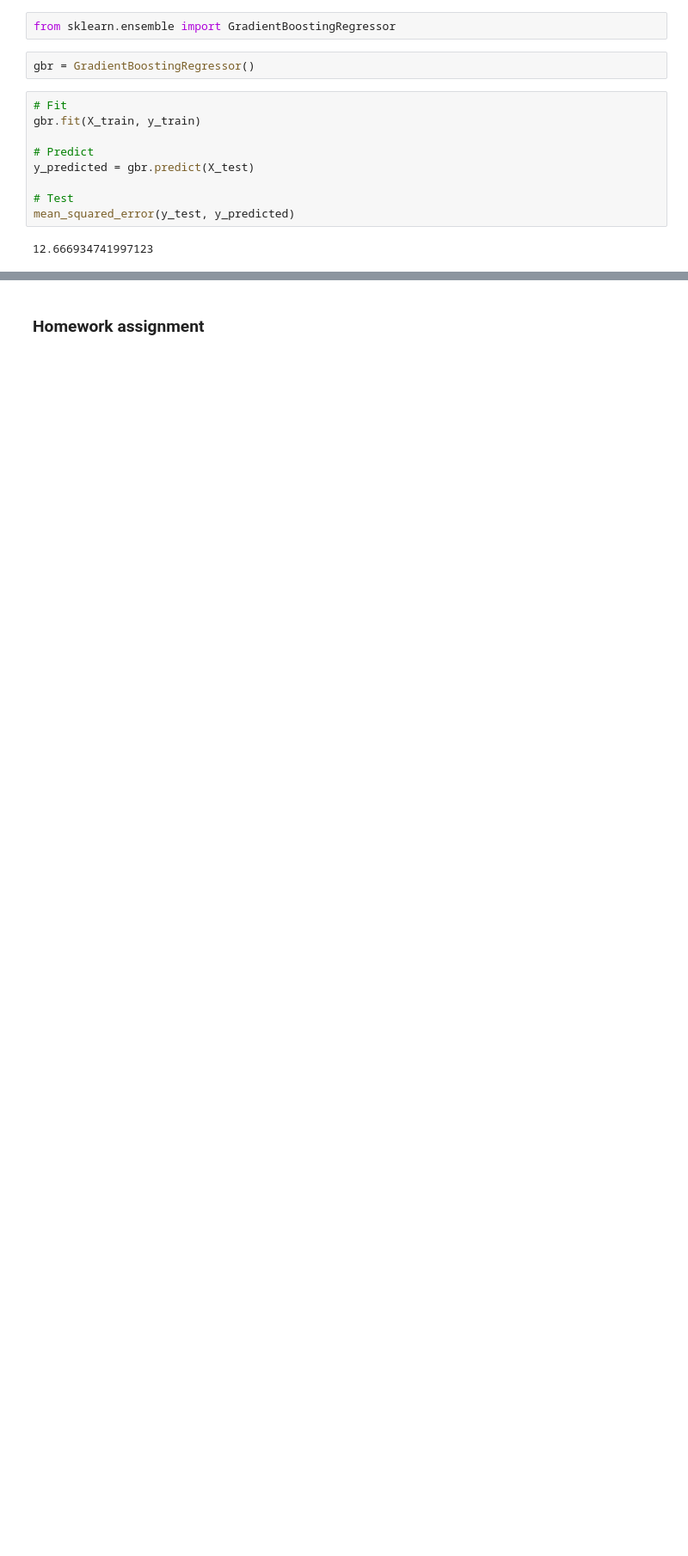
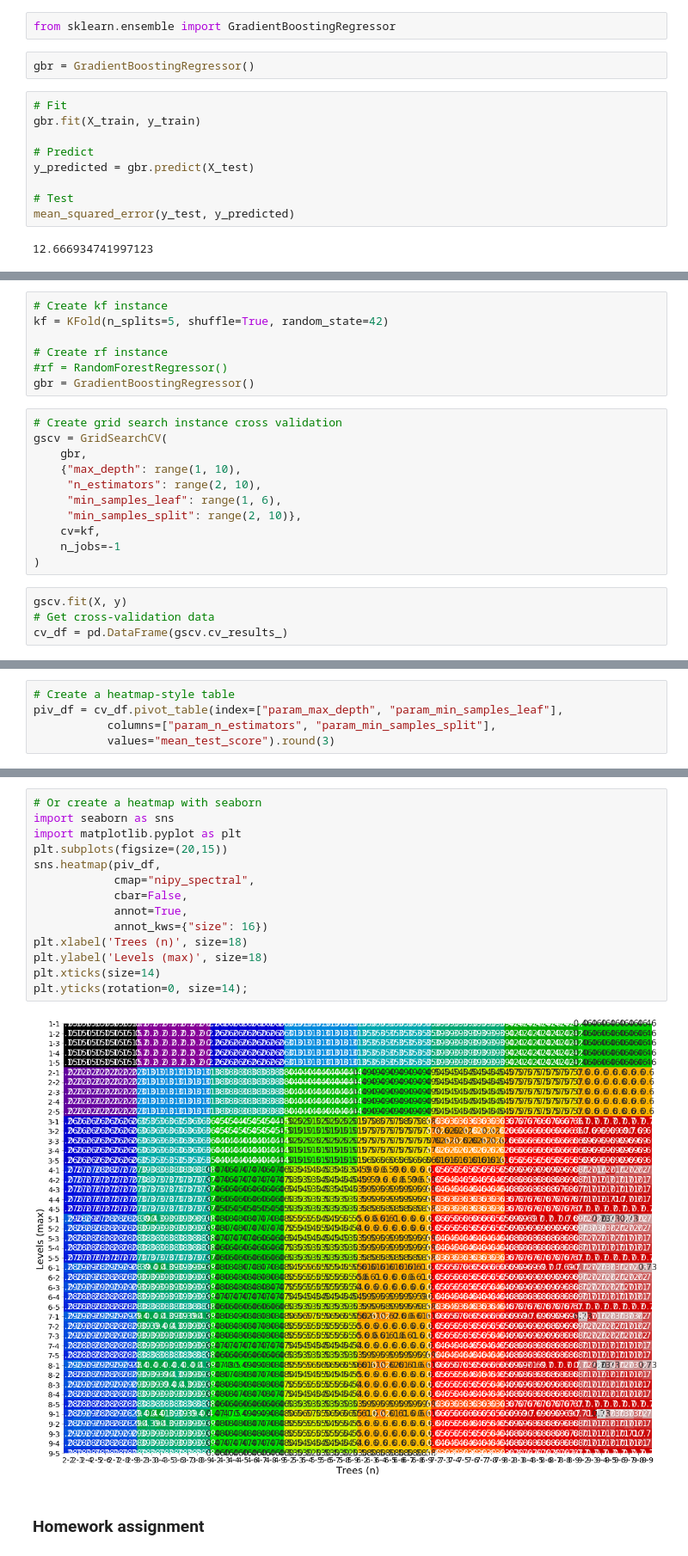
Before and after one commit to neoengineer/spring2020, a Jupyter notebook: 04/Week4.ipynb, the cells around one changed output, grey strips where cells are left out. Shown at 86% size. Drawn from its saved outputs; the diff is of its cells as text; blank space fills up the shorter version.

```diff
--- a/04/Week4.ipynb
+++ b/04/Week4.ipynb
@@ -614,0 +644,22 @@ mean_squared_error(y_test, y_predicted)
+# %%
+# Create kf instance
+kf = KFold(n_splits=5, shuffle=True, random_state=42)
+
+# Create rf instance
+#rf = RandomForestRegressor()
+gbr = GradientBoostingRegressor()
+# %%
+# Create grid search instance cross validation
+gscv = GridSearchCV(
+    gbr,
+    {"max_depth": range(1, 10),
+     "n_estimators": range(2, 10),
+     "min_samples_leaf": range(1, 6),
+     "min_samples_split": range(2, 10)},
+    cv=kf,
+    n_jobs=-1
+)
+# %%
+gscv.fit(X, y)
+# Get cross-validation data
+cv_df = pd.DataFrame(gscv.cv_results_)
@@ -614,0 +690,5 @@ mean_squared_error(y_test, y_predicted)
+# %%
+# Create a heatmap-style table
+piv_df = cv_df.pivot_table(index=["param_max_depth", "param_min_samples_leaf"],
+           columns=["param_n_estimators", "param_min_samples_split"],
+           values="mean_test_score").round(3)
@@ -615,3 +699,19 @@ mean_squared_error(y_test, y_predicted)
+# %%
+# Or create a heatmap with seaborn
+import seaborn as sns
+import matplotlib.pyplot as plt
+plt.subplots(figsize=(20,15))
+sns.heatmap(piv_df,
+            cmap="nipy_spectral",
+            cbar=False,
+            annot=True,
+            annot_kws={"size": 16})
+plt.xlabel('Trees (n)', size=18)
+plt.ylabel('Levels (max)', size=18)
+plt.xticks(size=14)
+plt.yticks(rotation=0, size=14);
+# %% [output]
+[figure, added]
 # %% [markdown]
 ### Homework assignment
 # %% [markdown]
```
Also changed, not shown: parts of 6 cells of this notebook, 1 other file.
